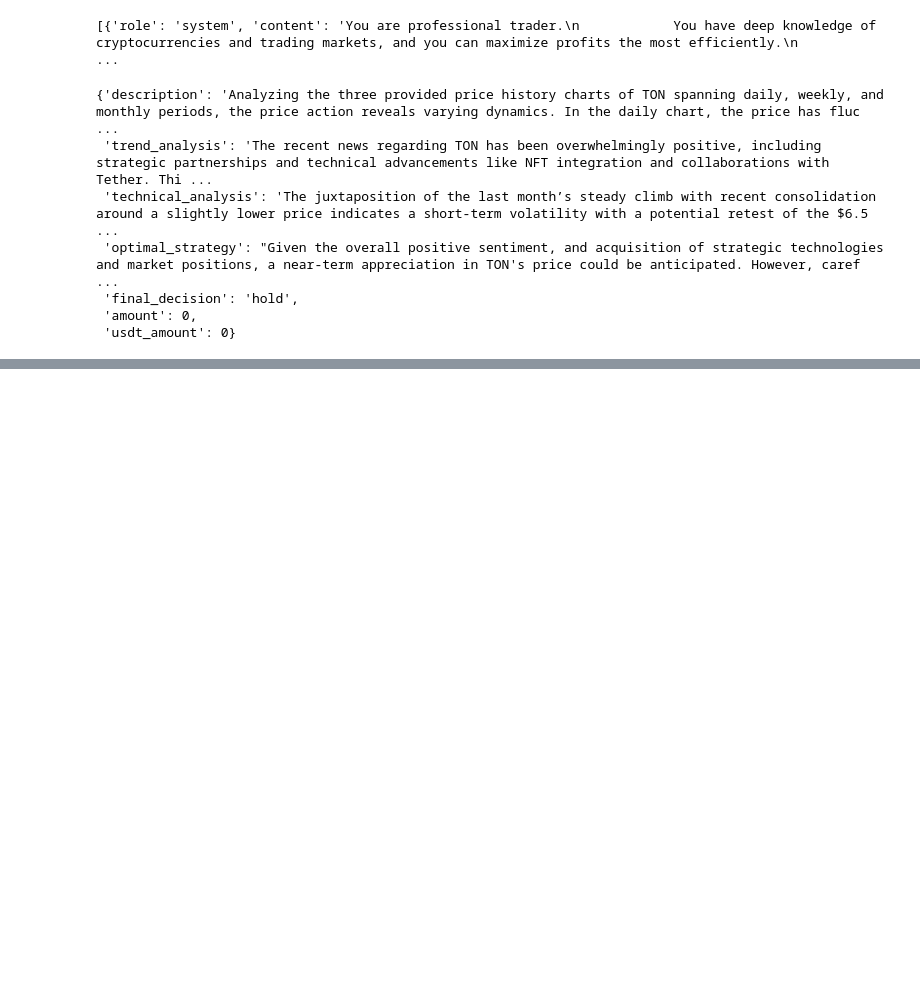
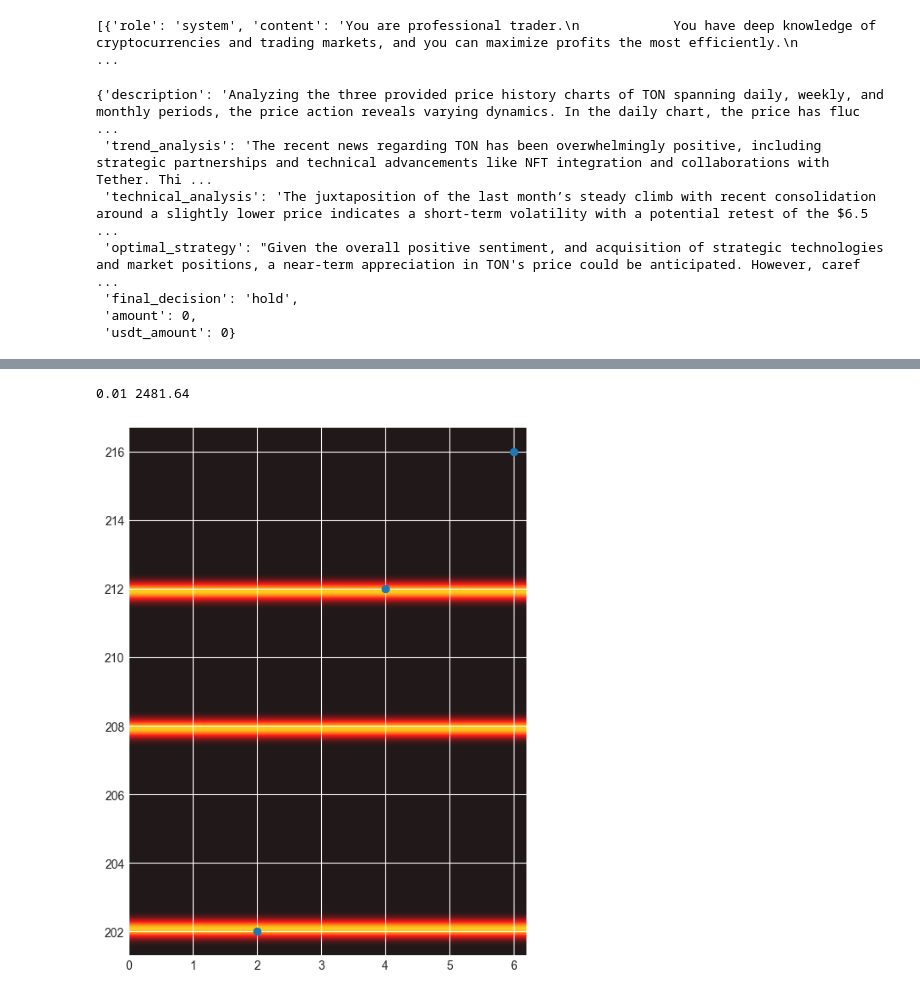
Before and after one commit to Altair200333/traderbor, a Jupyter notebook: notebooks/explore.ipynb, the cells around one changed output, grey strips where cells are left out. Drawn from its saved outputs; the diff is of its cells as text; code cells hidden in the pictures; blank space fills up the shorter version.

```diff
--- a/notebooks/explore.ipynb
+++ b/notebooks/explore.ipynb
@@ -185,0 +186,55 @@ data
+# %%
+print(min([entry["amount"] for entry in bid_ask["bid"]]), max([entry["amount"] for entry in bid_ask["bid"]]))
+# %% [output]
+0.01 2481.64
+# %%
+PRICE_LIMIT = 15
+
+x_scatter = [2, 4, 6]
+y_scatter = [202, 212, 216]  # corresponding heights
+
+# Existing scatter plot
+fig, ax = plt.subplots(figsize=(6, 8))
+ax.scatter(x_scatter, y_scatter, label='Data Points')
+[min_h, max_h] = ax.get_ylim()
+[min_x, max_x] = ax.get_xlim()
+
+
+rows = [
+    {"price": 202, "amount": 25},
+    {"price": 208, "amount": 120},
+    {"price": 212, "amount": 230},
+]
+
+w = 2
+h = 50
+
+heatmap_grid = np.zeros((round(h), w))
+
+for x in rows:
+    height = x["price"]
+    v = min(x["amount"], PRICE_LIMIT)
+
+    t = get_t(height, min_h, max_h)
+    pixel_h = round(t * (h - 1))
+    pixel_h = clamp(pixel_h, 0, h - 1)
+
+    for i in range(0, w):
+        heatmap_grid[pixel_h, i] += v
+
+## Plotting the heatmap
+## Overlaying the heatmap:
+cmap_heatmap = plt.get_cmap('hot')
+norm = plt.Normalize(vmin=heatmap_grid.min(), vmax=heatmap_grid.max())
+ax.imshow(heatmap_grid, extent=[0, max_x, min_h, max_h], cmap=cmap_heatmap, aspect='auto', interpolation='bicubic', norm=norm, alpha=0.9, origin='lower')
+#
+## Adjusting plot details
+#ax.set_ylabel('Height')
+#ax.set_xlabel('X-Axis (Arbitrary)')
+#ax.set_title('Scatter Plot with Heatmap Overlay')
+#ax.legend()
+#
+#plt.colorbar(plt.cm.ScalarMappable(cmap=cmap_heatmap, norm=norm), ax=ax, orientation='vertical', label='v values')
+plt.show()
+# %% [output]
+[figure, added]
```
Also changed, not shown: parts of 2 cells of this notebook, 2 other files.
